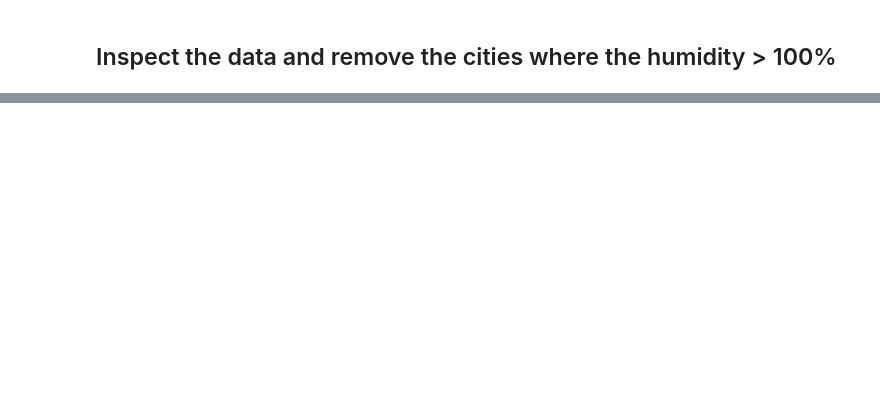
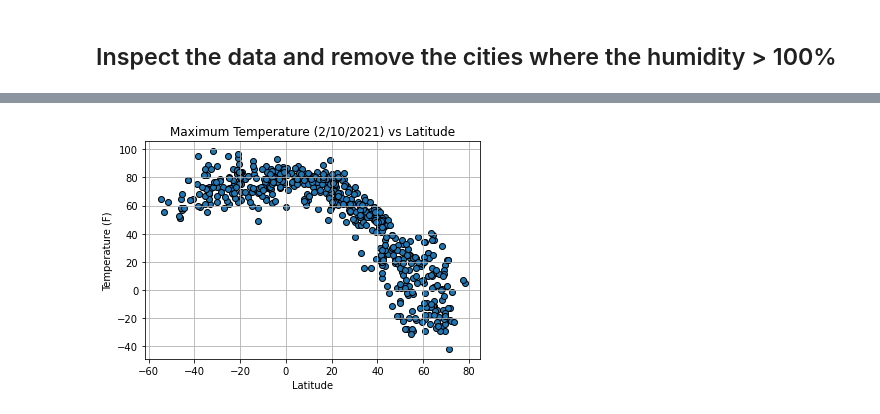
Before and after one commit to jroy22/python-api-challenge, a Jupyter notebook: WeatherPy/WeatherPy.ipynb, the cells around one changed output, grey strips where cells are left out. Saved outputs shown, nothing was run; the diff lists cells and outputs as text; code cells hidden in the pictures; blank space fills up the shorter version.

Commit message:
Added code to create scatter plot

```diff
--- a/WeatherPy/WeatherPy.ipynb
+++ b/WeatherPy/WeatherPy.ipynb
@@ -132,0 +177,13 @@ TypeError: '>=' not supported between instances of 'int' and 'str'
+# %%
+# Scatter plot of temp vs latitude of the cities
+
+plt.scatter(lat,max_temp, marker = "o", edgecolor = "black")
+
+plt.title("Maximum Temperature (2/10/2021) vs Latitude")
+plt.xlabel("Latitude")
+plt.ylabel("Temperature (F)")
+plt.grid(True)
+
+plt.show()
+# %% [output]
+[figure, added]
```
Also changed, not shown: parts of 20 cells of this notebook, 1 other file.
